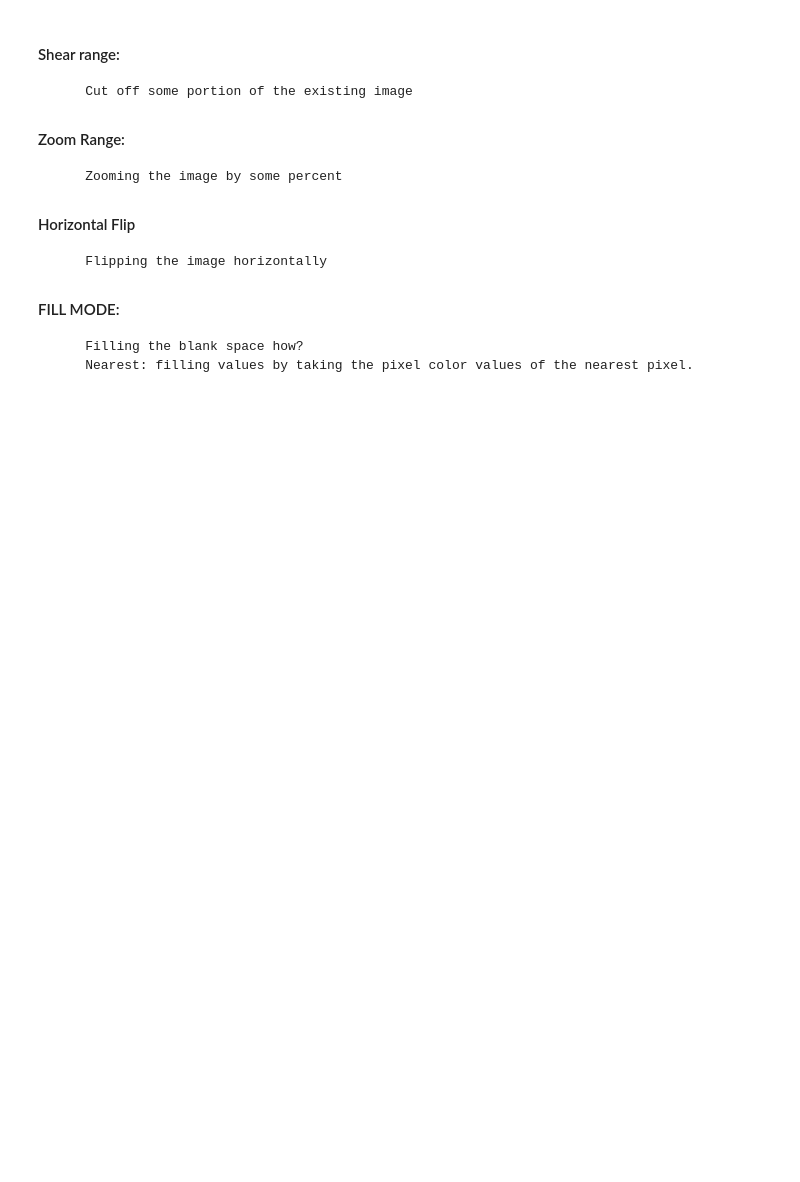
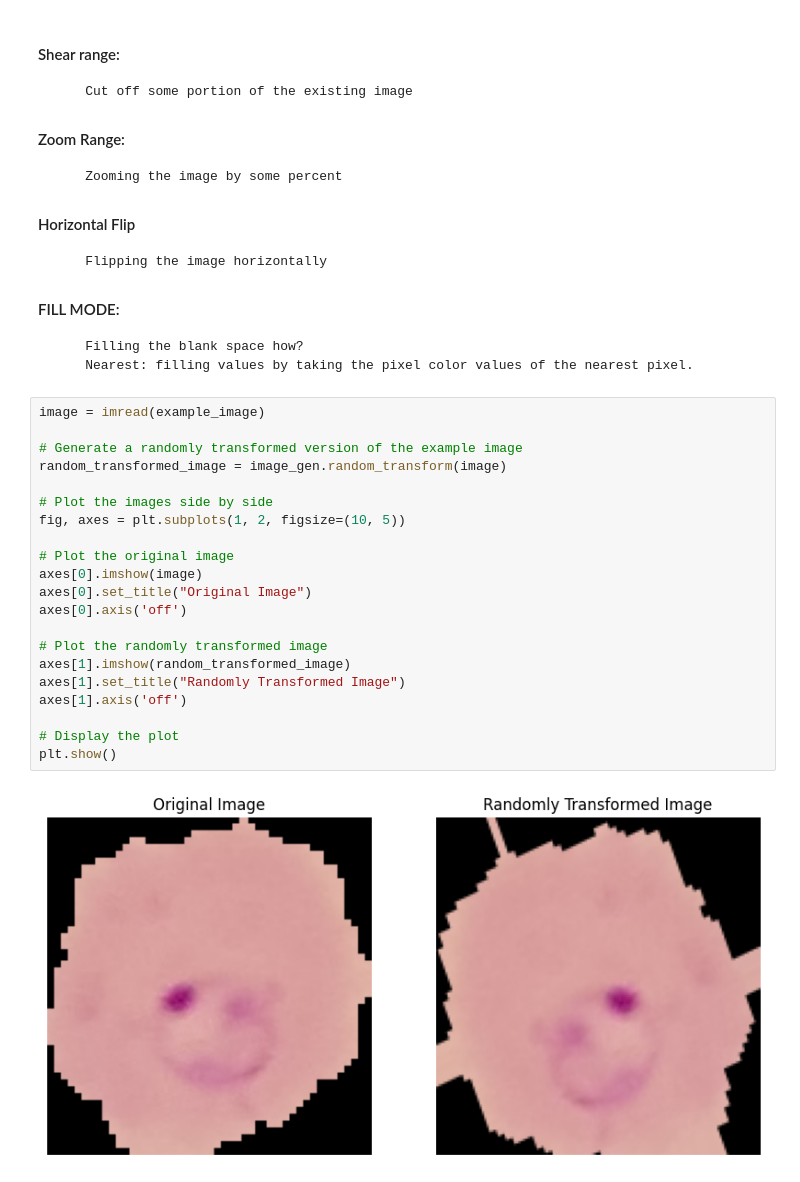
Before and after one commit to PrathamModi001/malaria_cell_preds, a Jupyter notebook: cell_images.ipynb, the cells around one changed output. Drawn from its saved outputs; the diff is of its cells as text; blank space fills up the shorter version.

Commit message:
random transformation done

```diff
--- a/cell_images.ipynb
+++ b/cell_images.ipynb
@@ -141,3 +157,26 @@ image_gen = ImageDataGenerator(
 #### FILL MODE:
         Filling the blank space how?
         Nearest: filling values by taking the pixel color values of the nearest pixel.
+# %%
+image = imread(example_image)
+
+# Generate a randomly transformed version of the example image
+random_transformed_image = image_gen.random_transform(image)
+
+# Plot the images side by side
+fig, axes = plt.subplots(1, 2, figsize=(10, 5))
+
+# Plot the original image
+axes[0].imshow(image)
+axes[0].set_title("Original Image")
+axes[0].axis('off')
+
+# Plot the randomly transformed image
+axes[1].imshow(random_transformed_image)
+axes[1].set_title("Randomly Transformed Image")
+axes[1].axis('off')
+
+# Display the plot
+plt.show()
+# %% [output]
+[figure, added]
```
Also changed, not shown: parts of 1 cell of this notebook.
